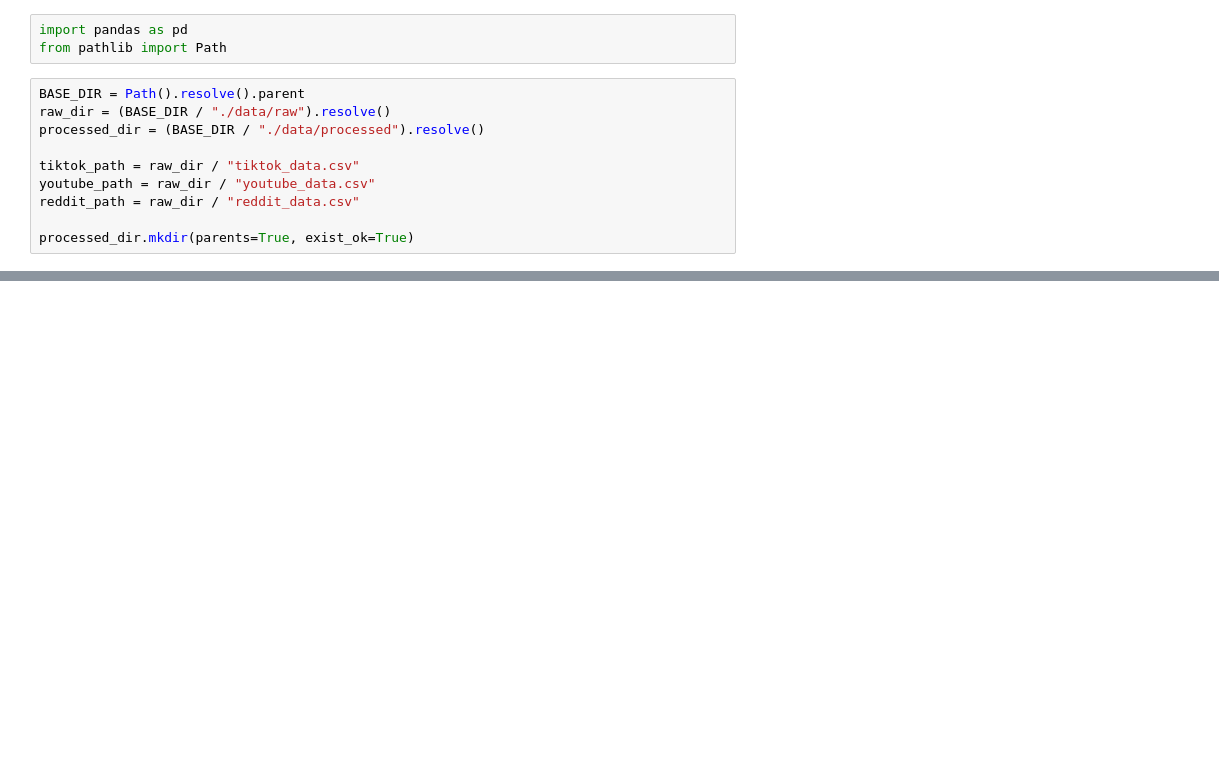
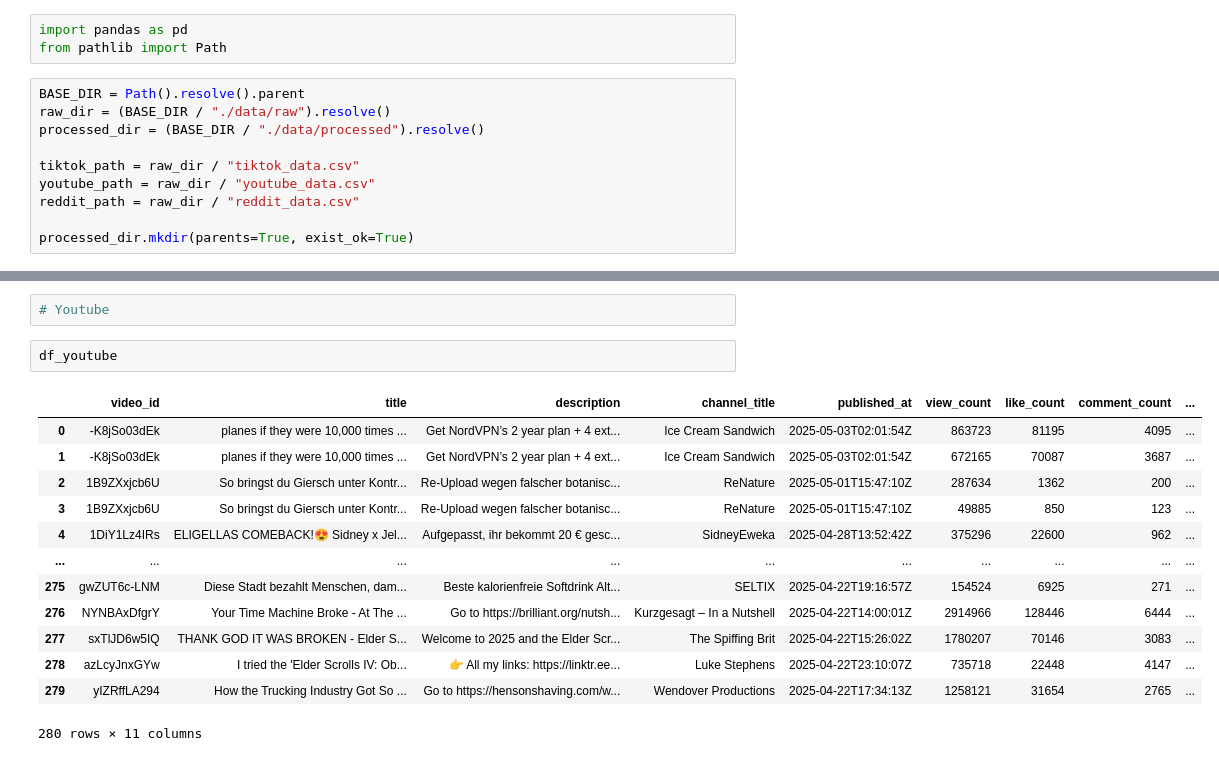
Before and after one commit to sofietheresa/TrendAnalyseSocialMedia, a Jupyter notebook: notebooks/02_preprocessing.ipynb, the cells around one changed output, grey strips where cells are left out. Drawn from its saved outputs; the diff is of its cells as text; blank space fills up the shorter version.

```diff
--- a/notebooks/02_preprocessing.ipynb
+++ b/notebooks/02_preprocessing.ipynb
@@ -166,0 +415,18 @@ display(df_reddit.head())
+# %%
+# Youtube
+# %%
+df_youtube
+# %% [output]
+|  | video_id | title | description | channel_title | published_at | view_count | like_count | comment_count | ... |
+| 0 | -K8jSo03dEk | planes if they were 10,000 times ... | Get NordVPN’s 2 year plan + 4 ext... | Ice Cream Sandwich | 2025-05-03T02:01:54Z | 863723 | 81195 | 4095 | ... |
+| 1 | -K8jSo03dEk | planes if they were 10,000 times ... | Get NordVPN’s 2 year plan + 4 ext... | Ice Cream Sandwich | 2025-05-03T02:01:54Z | 672165 | 70087 | 3687 | ... |
+| 2 | 1B9ZXxjcb6U | So bringst du Giersch unter Kontr... | Re-Upload wegen falscher botanisc... | ReNature | 2025-05-01T15:47:10Z | 287634 | 1362 | 200 | ... |
+| 3 | 1B9ZXxjcb6U | So bringst du Giersch unter Kontr... | Re-Upload wegen falscher botanisc... | ReNature | 2025-05-01T15:47:10Z | 49885 | 850 | 123 | ... |
+| 4 | 1DiY1Lz4IRs | ELIGELLAS COMEBACK!😍 Sidney x Jel... | Aufgepasst, ihr bekommt 20 € gesc... | SidneyEweka | 2025-04-28T13:52:42Z | 375296 | 22600 | 962 | ... |
+| ... | ... | ... | ... | ... | ... | ... | ... | ... | ... |
+| 275 | gwZUT6c-LNM | Diese Stadt bezahlt Menschen, dam... | Beste kalorienfreie Softdrink Alt... | SELTIX | 2025-04-22T19:16:57Z | 154524 | 6925 | 271 | ... |
+| 276 | NYNBAxDfgrY | Your Time Machine Broke - At The ... | Go to https://brilliant.org/nutsh... | Kurzgesagt – In a Nutshell | 2025-04-22T14:00:01Z | 2914966 | 128446 | 6444 | ... |
+| 277 | sxTlJD6w5IQ | THANK GOD IT WAS BROKEN - Elder S... | Welcome to 2025 and the Elder Scr... | The Spiffing Brit | 2025-04-22T15:26:02Z | 1780207 | 70146 | 3083 | ... |
+| 278 | azLcyJnxGYw | I tried the 'Elder Scrolls IV: Ob... | 👉 All my links: https://linktr.ee... | Luke Stephens | 2025-04-22T23:10:07Z | 735718 | 22448 | 4147 | ... |
+| 279 | yIZRffLA294 | How the Trucking Industry Got So ... | Go to https://hensonshaving.com/w... | Wendover Productions | 2025-04-22T17:34:13Z | 1258121 | 31654 | 2765 | ... |
+280 rows × 11 columns
```
Also changed, not shown: parts of 20 cells of this notebook, 14 other files.
